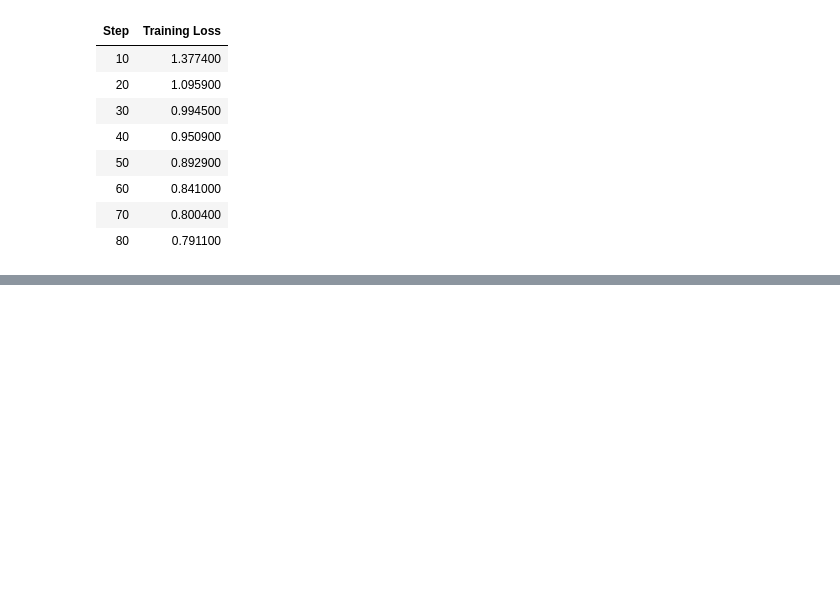
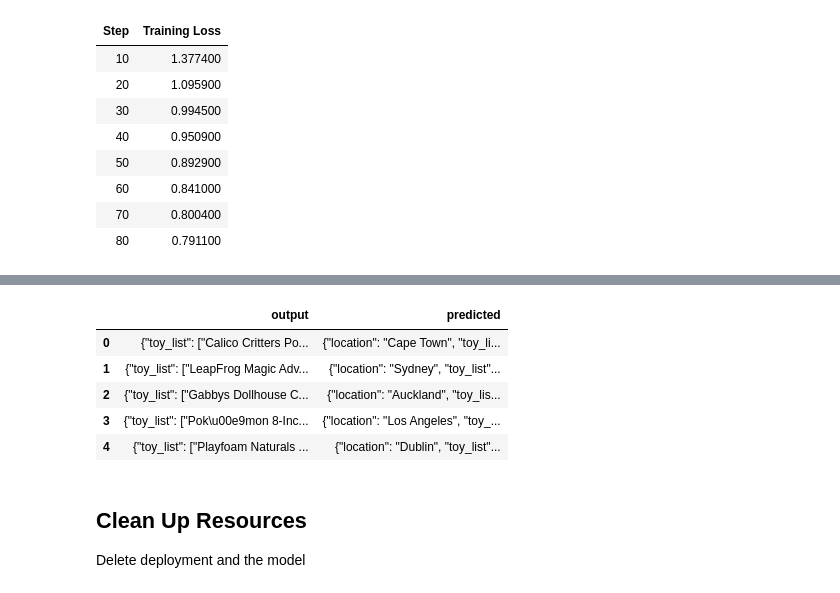
Before and after one commit to sfc-gh-pwate/llm-bootcamp-build-2023, a Jupyter notebook: day2/spcs_finetuning/day2-spcs-fine-tunning.ipynb, the cells around one changed output, grey strips where cells are left out. Cells and saved outputs as stored; diff of their text form; code cells hidden in the pictures; blank space fills up the shorter version.

```diff
--- a/day2/spcs_finetuning/day2-spcs-fine-tunning.ipynb
+++ b/day2/spcs_finetuning/day2-spcs-fine-tunning.ipynb
@@ -284,0 +328,13 @@ we have finished fine tuning and will now return to our local jupyter lab enviro
+# %%
+MODEL_NAME = "LLAMA2_7b_CHAT"
+MODEL_VERSION = "FineTunedV1.1"
+DEPLOYMENT_NAME = "FINETUNED_LLAMA2"
+MODEL_REGISTRY_DB = connection_parameters['database']
+MODEL_REGISTRY_SCHEMA = connection_parameters['schema']
+COMPUTE_POOL = connection_parameters['compute_pool']
+
+registry = model_registry.ModelRegistry(
+    session=session,
+    database_name=MODEL_REGISTRY_DB,
+    schema_name=MODEL_REGISTRY_SCHEMA,
+    create_if_not_exists=True)
@@ -284,0 +406,6 @@ we have finished fine tuning and will now return to our local jupyter lab enviro
+# %%
+# if its already deployed run the following:
+llama_model_ref = model_registry.ModelReference(
+    registry=registry,
+    model_name=MODEL_NAME,
+    model_version=MODEL_VERSION)
@@ -284,0 +435,14 @@ we have finished fine tuning and will now return to our local jupyter lab enviro
+# %%
+eval_df['predicted'] = llama_model_ref.predict(deployment_name=DEPLOYMENT_NAME,data=eval_df)#.head()
+eval_df[['output', 'predicted']].head()
+# %% [output]
+|  | output | predicted |
+| 0 | {"toy_list": ["Calico Critters Po... | {"location": "Cape Town", "toy_li... |
+| 1 | {"toy_list": ["LeapFrog Magic Adv... | {"location": "Sydney", "toy_list"... |
+| 2 | {"toy_list": ["Gabbys Dollhouse C... | {"location": "Auckland", "toy_lis... |
+| 3 | {"toy_list": ["Pok\u00e9mon 8-Inc... | {"location": "Los Angeles", "toy_... |
+| 4 | {"toy_list": ["Playfoam Naturals ... | {"location": "Dublin", "toy_list"... |
+# %% [markdown]
+## Clean Up Resources
+
+Delete deployment and the model
```
Also changed, not shown: parts of 18 cells of this notebook.
